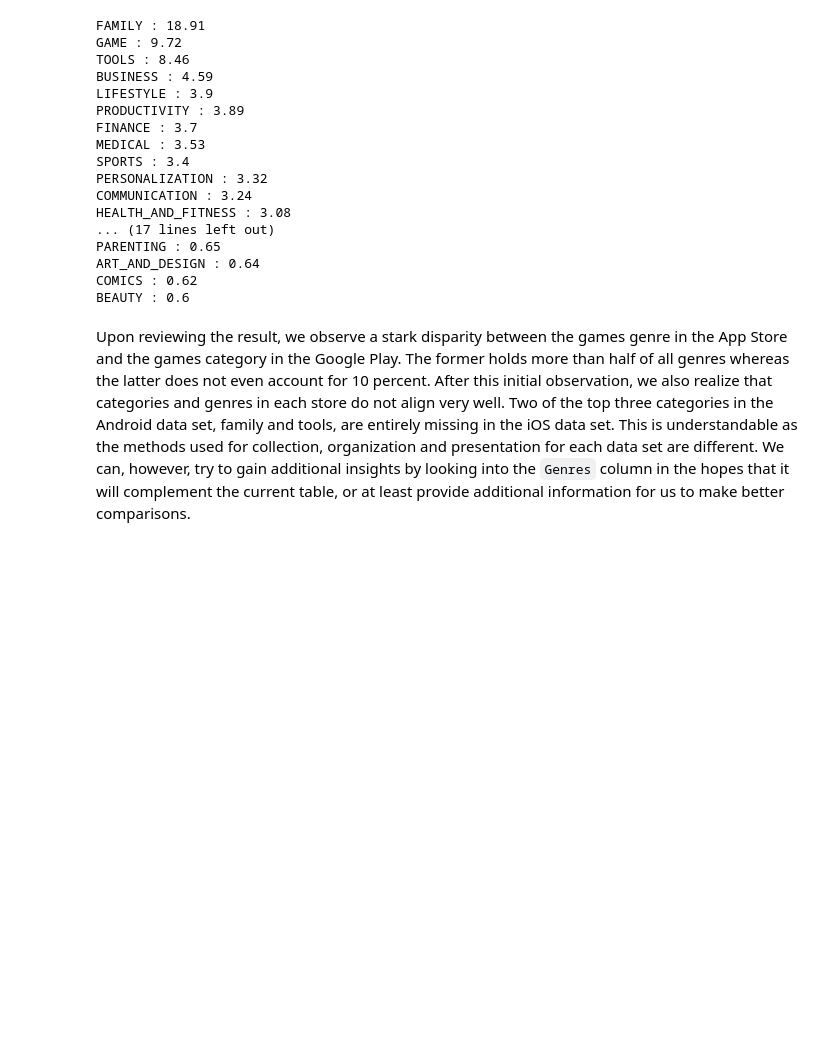
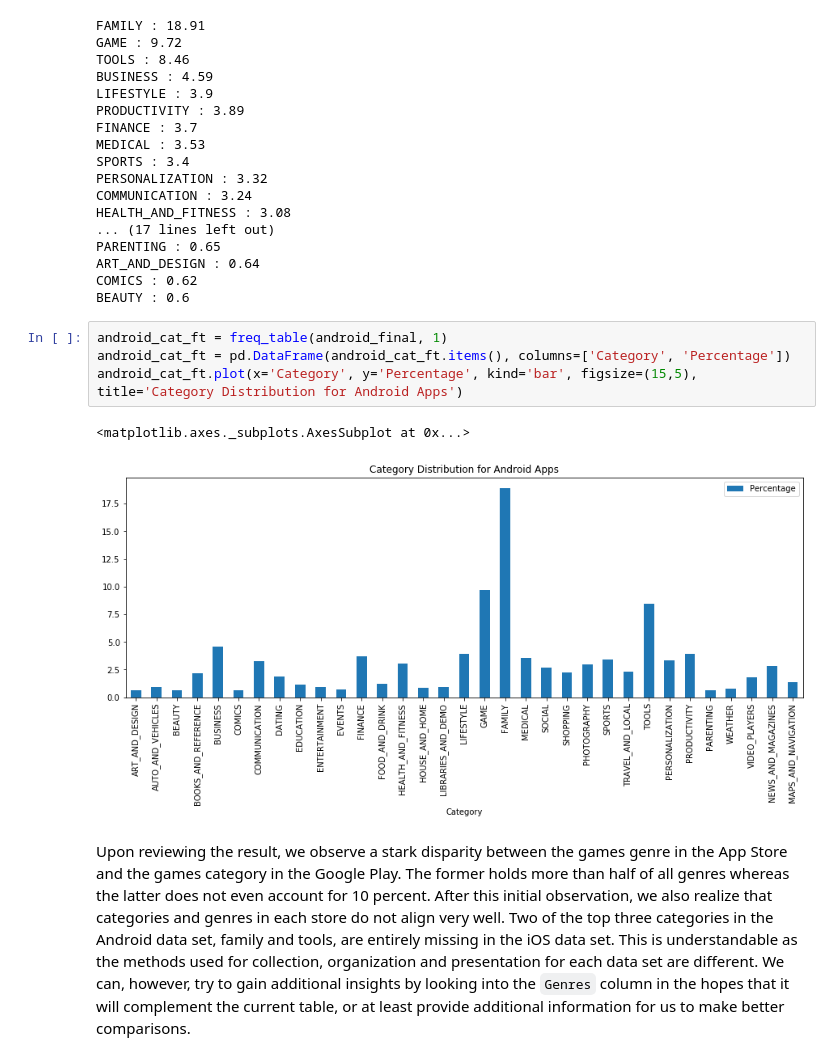
Before and after one commit to MustafaBor/data-projects, a Jupyter notebook: Mobile App Traction/Traction Analysis of Free Mobile Apps.ipynb, the cells around one changed output. Drawn from its saved outputs; the diff is of its cells as text; blank space fills up the shorter version.

```diff
--- a/Mobile App Traction/Traction Analysis of Free Mobile Apps.ipynb
+++ b/Mobile App Traction/Traction Analysis of Free Mobile Apps.ipynb
@@ -409,6 +452,13 @@ PARENTING : 0.65
 ART_AND_DESIGN : 0.64
 COMICS : 0.62
 BEAUTY : 0.6
+# %%
+android_cat_ft = freq_table(android_final, 1)
+android_cat_ft = pd.DataFrame(android_cat_ft.items(), columns=['Category', 'Percentage'])
+android_cat_ft.plot(x='Category', y='Percentage', kind='bar', figsize=(15,5), title='Category Distribution for Android Apps')
+# %% [output]
+<matplotlib.axes._subplots.AxesSubplot at 0x...>
+[figure, added]
 # %% [markdown]
 Upon reviewing the result, we observe a stark disparity between the games genre in the App Store and the games category in the Google Play. The former holds more than half of all genres whereas the latter does not even account for 10 percent. After this initial observation, we also realize that categories and genres in each store do not align very well. Two of the top three categories in the Android data set, family and tools, are entirely missing in the iOS data set. This is understandable as the methods used for collection, organization and presentation for each data set are different. We can, however, try to gain additional insights by looking into the `Genres` column in the hopes that it will complement the current table, or at least provide additional information for us to make better comparisons.
 # %%
```
Also changed, not shown: parts of 22 cells of this notebook.
